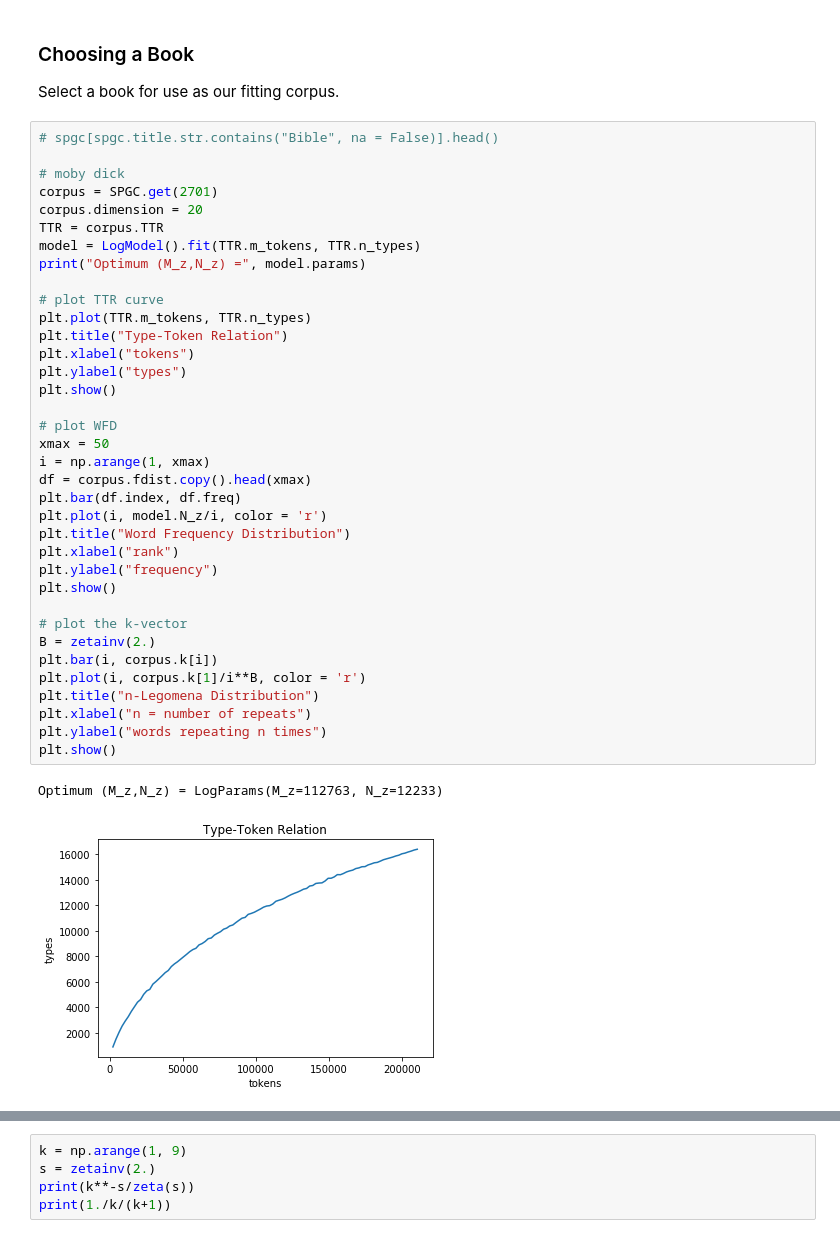
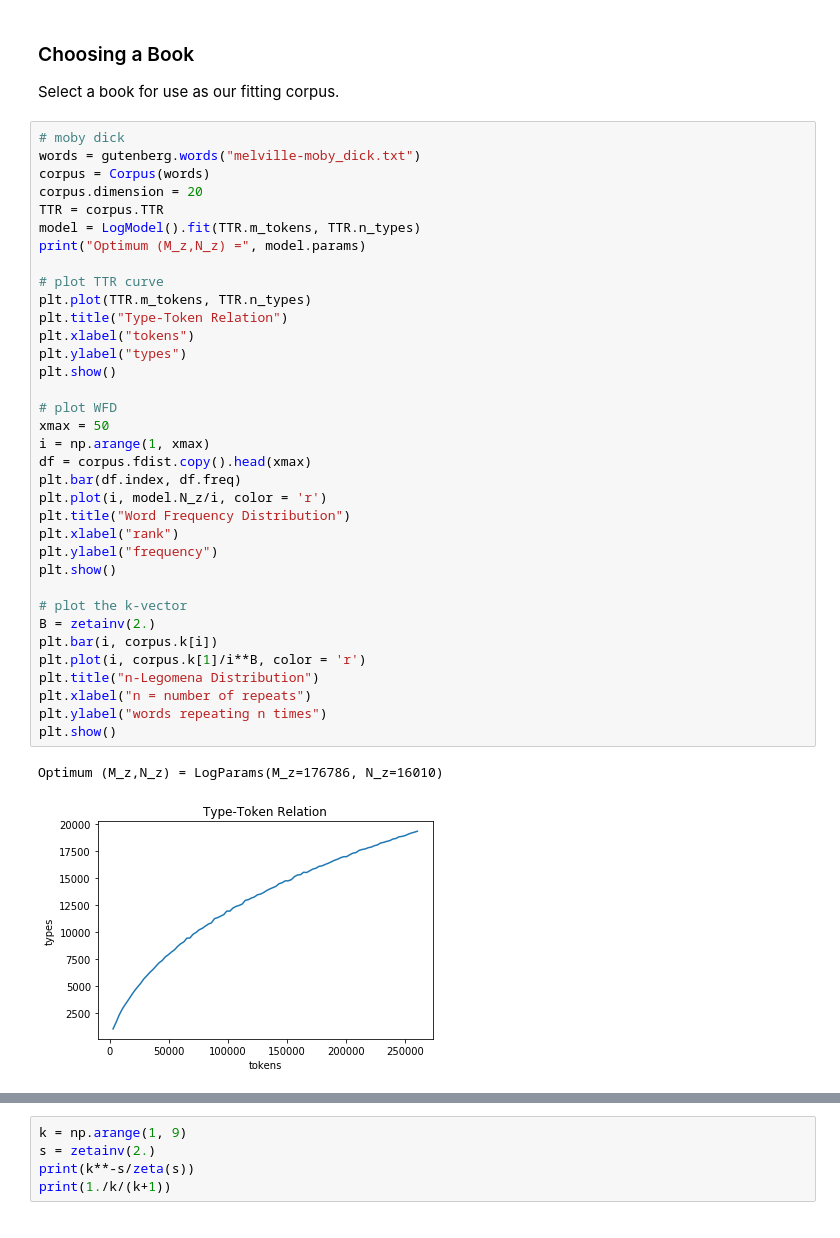
Before and after one commit to VictorDavis/legomena, a Jupyter notebook: notebooks/pseudo-powerlaw.ipynb, the cells around one changed output, grey strips where cells are left out. Drawn from its saved outputs; the diff is of its cells as text.

```diff
--- a/notebooks/pseudo-powerlaw.ipynb
+++ b/notebooks/pseudo-powerlaw.ipynb
@@ -50,41 +29,40 @@ IPython.OutputArea.prototype._should_scroll = function(lines) {
 
 Select a book for use as our fitting corpus.
 # %%
-# spgc[spgc.title.str.contains("Bible", na = False)].head()
-
 # moby dick
-corpus = SPGC.get(2701)
+words = gutenberg.words("melville-moby_dick.txt")
+corpus = Corpus(words)
 corpus.dimension = 20
 TTR = corpus.TTR
 model = LogModel().fit(TTR.m_tokens, TTR.n_types)
 print("Optimum (M_z,N_z) =", model.params)
 
 # plot TTR curve
 plt.plot(TTR.m_tokens, TTR.n_types)
 plt.title("Type-Token Relation")
 plt.xlabel("tokens")
 plt.ylabel("types")
 plt.show()
 
 # plot WFD
 xmax = 50
 i = np.arange(1, xmax)
 df = corpus.fdist.copy().head(xmax)
 plt.bar(df.index, df.freq)
 plt.plot(i, model.N_z/i, color = 'r')
 plt.title("Word Frequency Distribution")
 plt.xlabel("rank")
 plt.ylabel("frequency")
 plt.show()
 
 # plot the k-vector
 B = zetainv(2.)
 plt.bar(i, corpus.k[i])
 plt.plot(i, corpus.k[1]/i**B, color = 'r')
 plt.title("n-Legomena Distribution")
 plt.xlabel("n = number of repeats")
 plt.ylabel("words repeating n times")
 plt.show()
 # %% [output]
-Optimum (M_z,N_z) = LogParams(M_z=112763, N_z=12233)
+Optimum (M_z,N_z) = LogParams(M_z=176786, N_z=16010)
-[figure, old version]
+[figure, new version]
```
Also changed, not shown: parts of 8 cells of this notebook, 7 other files.
